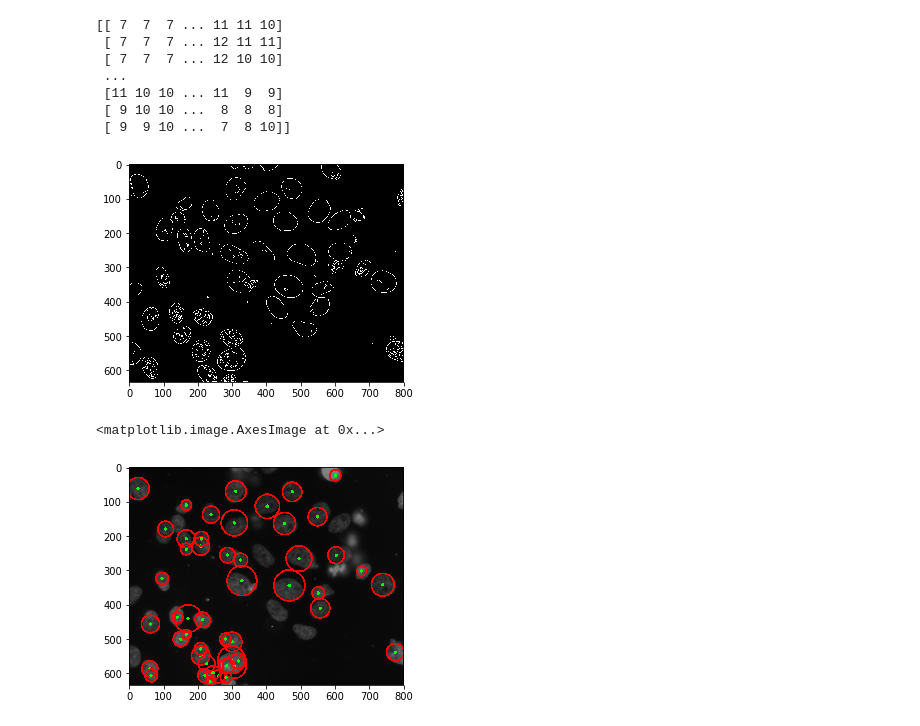
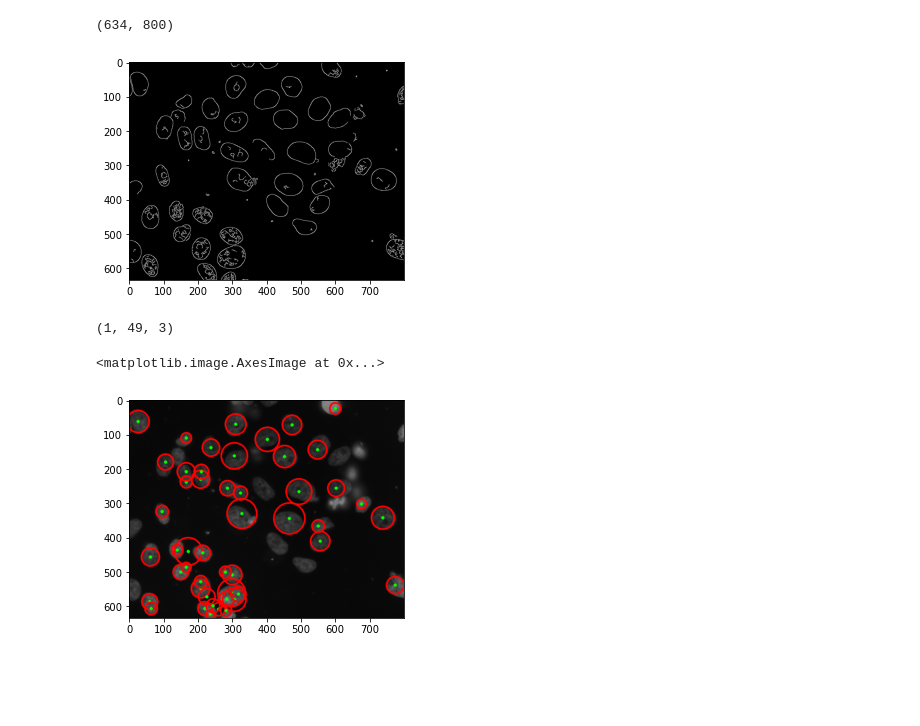
Before and after one commit to yanrpi/bmed-4460-6460, a Jupyter notebook: 04_HoughTransform/02_circle_detection.ipynb, the cells around one changed output. Drawn from its saved outputs; the diff is of its cells as text; code cells hidden in the pictures; blank space fills up the shorter version.

Commit message:
Minor update on circle detection

```diff
--- a/04_HoughTransform/02_circle_detection.ipynb
+++ b/04_HoughTransform/02_circle_detection.ipynb
@@ -14,20 +14,14 @@ print(cv2.__version__)
 # %%
 # Load image and detect edges
 img = cv2.imread('GFP_06-DAPI.tif', 0)
-print(img)
+print(img.shape)
 
 edges = cv2.Canny(img, 30, 75)
 plt.imshow(edges, cmap='gray')
 plt.show()
 # %% [output]
-[[ 7  7  7 ... 11 11 10]
- [ 7  7  7 ... 12 11 11]
- [ 7  7  7 ... 12 10 10]
- ...
- [11 10 10 ... 11  9  9]
- [ 9 10 10 ...  8  8  8]
- [ 9  9 10 ...  7  8 10]]
+(634, 800)
-[figure, old version]
+[figure, new version]
 # %%
 # Python: cv2.HoughCircles(image, method, dp, minDist
 #                          [, circles[, param1[, param2
@@ -36,19 +30,23 @@ circles = cv2.HoughCircles(edges, cv2.HOUGH_GRADIENT, 1, 20,
                              param1=50, param2=20,
                              minRadius=10, maxRadius=50)
 
-circles = np.uint16(np.around(circles))
+print(circles.shape)
+# print(circles)
+circles = np.int32(np.around(circles[0]))
+# %% [output]
+(1, 49, 3)
 # %%
 cimg = cv2.cvtColor(img, cv2.COLOR_GRAY2RGB)
 
-for i in circles[0,:]:
+for i in circles:
     # draw the outer circle
     cv2.circle(cimg,(i[0],i[1]),i[2],(255,0,0),3) #RGB
     # draw the center of the circle
     cv2.circle(cimg,(i[0],i[1]),2,(0,255,0),5)
 
 cv2.imwrite('img_circles.png', cv2.cvtColor(cimg, cv2.COLOR_BGR2RGB))
 
 plt.imshow(cimg)
 # %% [output]
 <matplotlib.image.AxesImage at 0x...>
-[figure, old version]
+[figure, new version]
```
Also changed, not shown: parts of 1 cell of this notebook, 1 other file.
